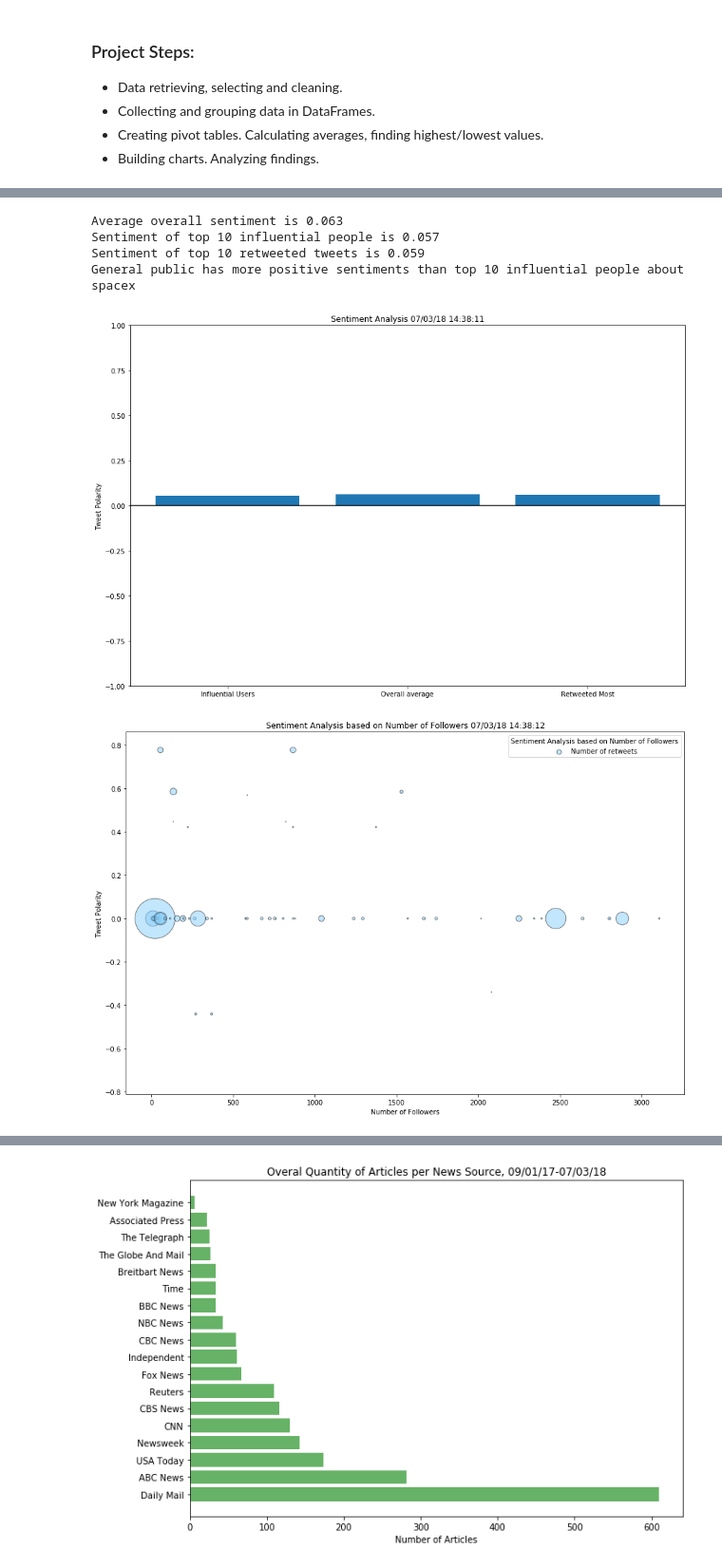
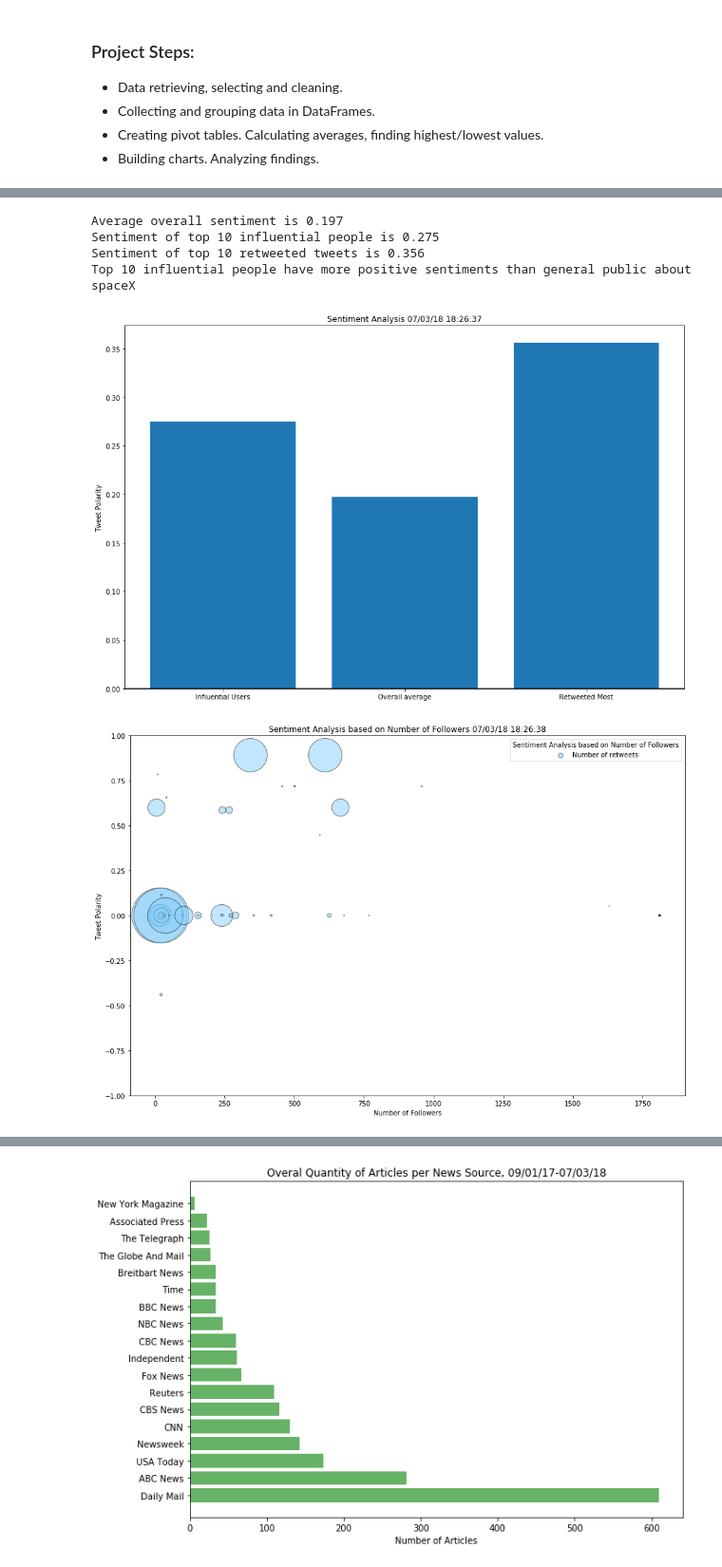
Before and after one commit to jshtaway/CurrentTrendsTool, a Jupyter notebook: combined_3.ipynb, the cells around one changed output, grey strips where cells are left out. Shown: that part at 95% size. Cells and saved outputs as stored; diff of their text form; code cells hidden in the pictures.

```diff
--- a/combined_3.ipynb
+++ b/combined_3.ipynb
@@ -163,42 +163,42 @@ def getSentiments(target_term):
     titles = ['Influential Users','Retweeted Most','Overall average']
     sent = [top_10_followers_average, top_10_retweets_average, overal_average]
     plt.bar(titles, sent)
 
     plt.title(f"Sentiment Analysis {time.strftime('%x %X')}")
     plt.ylabel("Tweet Polarity")
     plt.axhline(0, color = 'black')
     plt.savefig("output_9_1.png")
-    plt.ylim (-1.0,1.0)
+    #plt.ylim (-1.0,1.0)
     plt.show()
 
     # Draw scatter chart for sentiments, number of followers and number of retweets
     # Remove users with top 20 follower count to allow more meaningful visualization
     combined_df1 = combined_df.nsmallest(80, 'Followers')
     plt.figure(figsize= (15,10))
     plt.scatter(combined_df1['Followers'], combined_df1['Sentiments'], color="lightskyblue", edgecolor="black"
                 , label="Number of retweets", alpha=0.5, s=combined_df1['Retweets'], linewidths=1)
     plt.title(f"Sentiment Analysis based on Number of Followers {time.strftime('%x %X')}")
     plt.xlabel("Number of Followers")
     plt.ylabel("Tweet Polarity")
-    #plt.ylim (-1.0,1.0)
+    plt.ylim (-1.0,1.0)
 
     lgnd=plt.legend(loc="upper right", title="Sentiment Analysis based on Number of Followers", scatterpoints=1)
     lgnd.legendHandles[0]._sizes = [50]
     lgnd.legendHandles[0]._sizes = [50]
     lgnd.legendHandles[0]._sizes = [50]
     plt.savefig("output_8_1.png")
     plt.show()
 
 
 
-getSentiments('spacex')
+getSentiments('spaceX')
 # %% [output]
-Average overall sentiment is 0.063
-Sentiment of top 10 influential people is 0.057
-Sentiment of top 10 retweeted tweets is 0.059
-General public has more positive sentiments than top 10 influential people about spacex
+Average overall sentiment is 0.197
+Sentiment of top 10 influential people is 0.275
+Sentiment of top 10 retweeted tweets is 0.356
+Top 10 influential people have more positive sentiments than general public about spaceX
-[figure, old version]
+[figure, new version]
-[figure, old version]
+[figure, new version]
 # %%
 def news_api_data(user_input):
     '''takes an argument "user_input" as keywords to perform API calls to newsapi.org,
```
Also changed, not shown: parts of 4 cells of this notebook.
